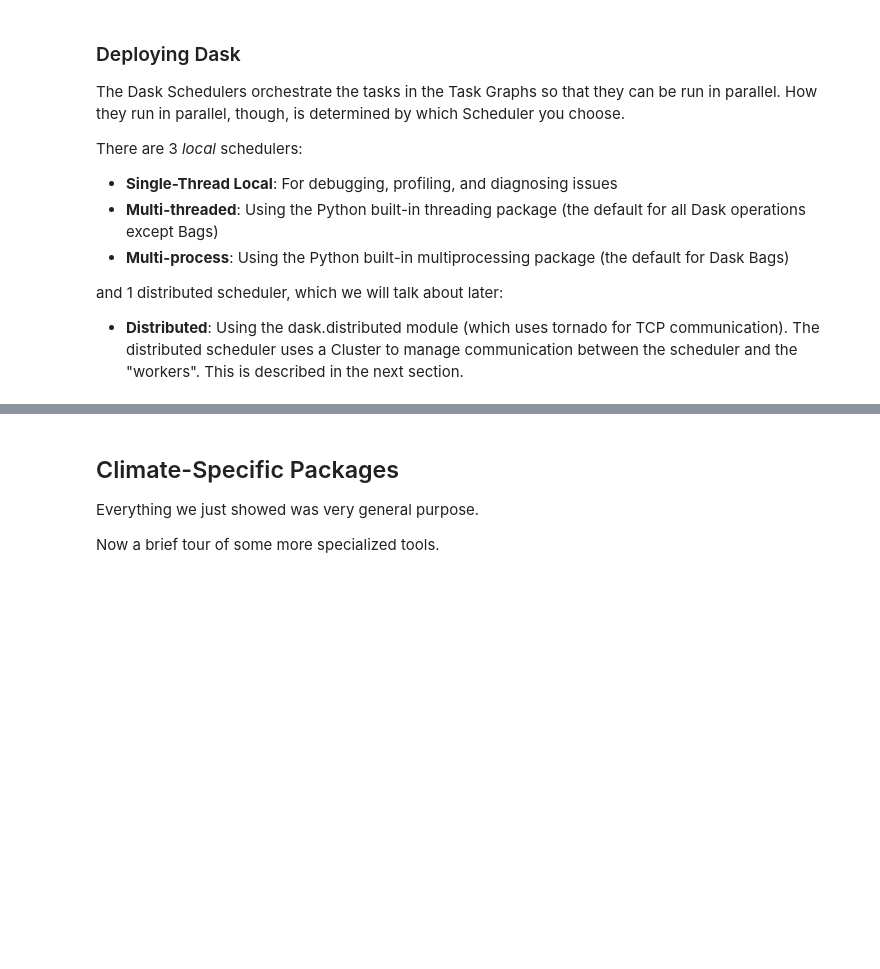
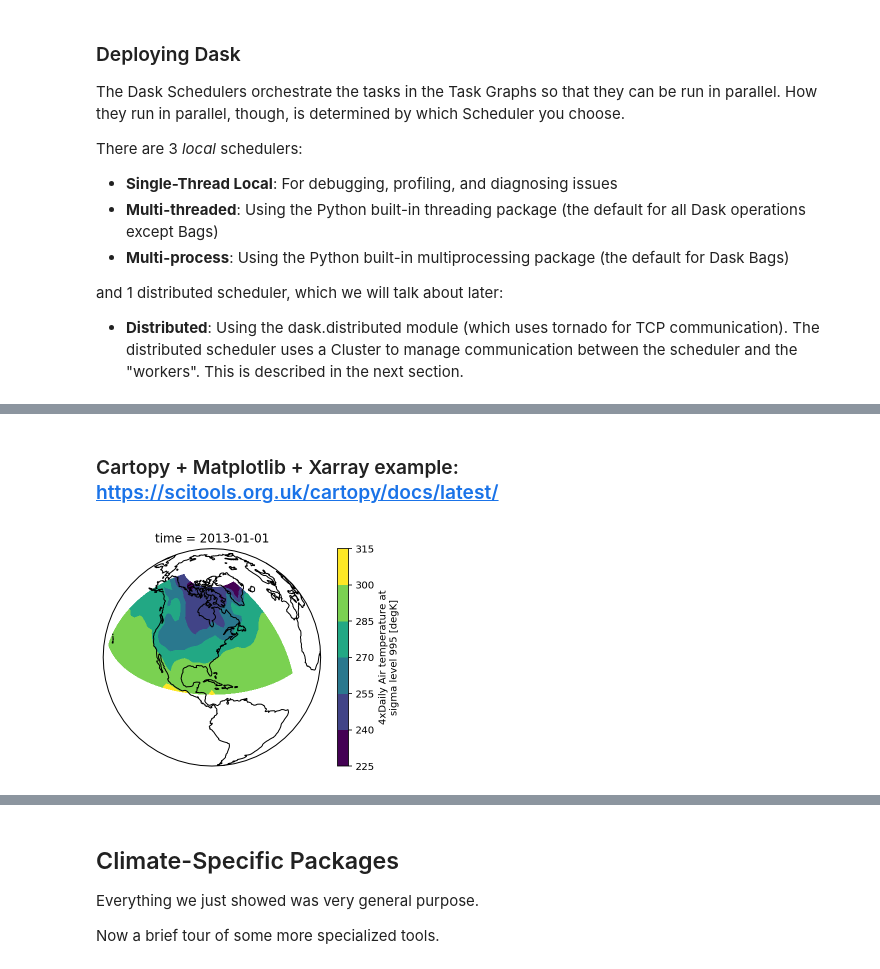
Before and after one commit to pangeo-data/pangeo-tools, a Jupyter notebook: pangeo-tools.ipynb, the cells around one changed output, grey strips where cells are left out. Cells and saved outputs as stored; diff of their text form; code cells hidden in the pictures; blank space fills up the shorter version.

```diff
--- a/pangeo-tools.ipynb
+++ b/pangeo-tools.ipynb
@@ -239,0 +345,6 @@ More coming here soon.
+# %%
+import hvplot.xarray  # noqa
+ds = xr.tutorial.load_dataset('air_temperature')
+
+air1d = ds['air'].sel(lat=40, lon=285)
+air1d.hvplot()
@@ -239,0 +370,11 @@ More coming here soon.
+# %% [markdown]
+### Cartopy + Matplotlib + Xarray example: https://scitools.org.uk/cartopy/docs/latest/
+# %%
+import matplotlib.pyplot as plt
+import cartopy.crs as ccrs
+
+ax = plt.axes(projection=ccrs.Orthographic(-80, 35))
+ds['air'].isel(time=0).plot.contourf(ax=ax, transform=ccrs.PlateCarree());
+ax.set_global(); ax.coastlines();
+# %% [output]
+[figure, added]
```
Also changed, not shown: parts of 44 cells of this notebook, 5 other files.
